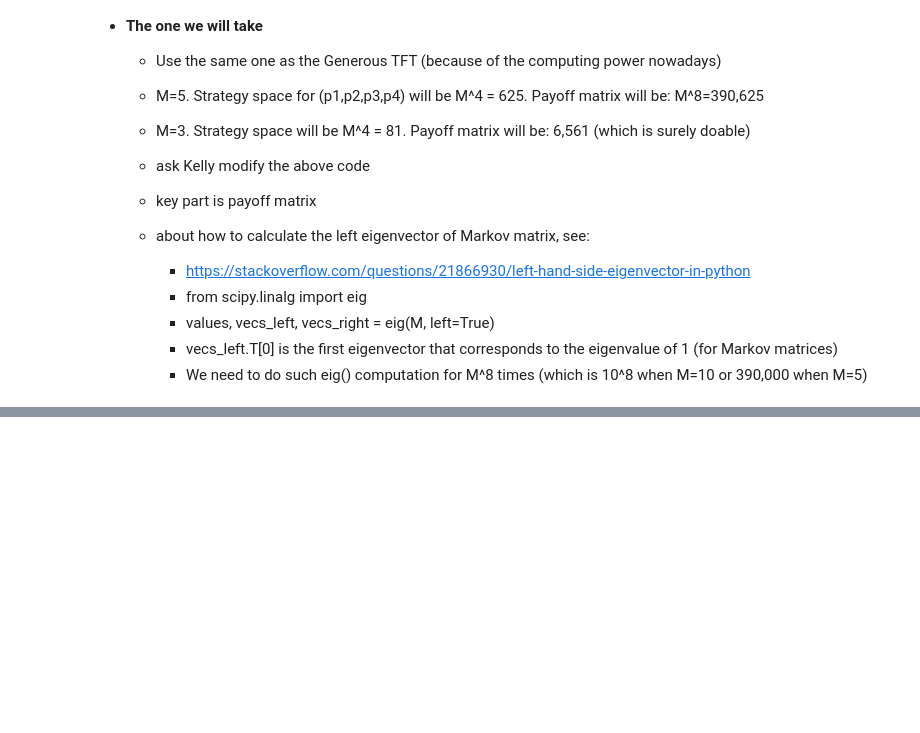
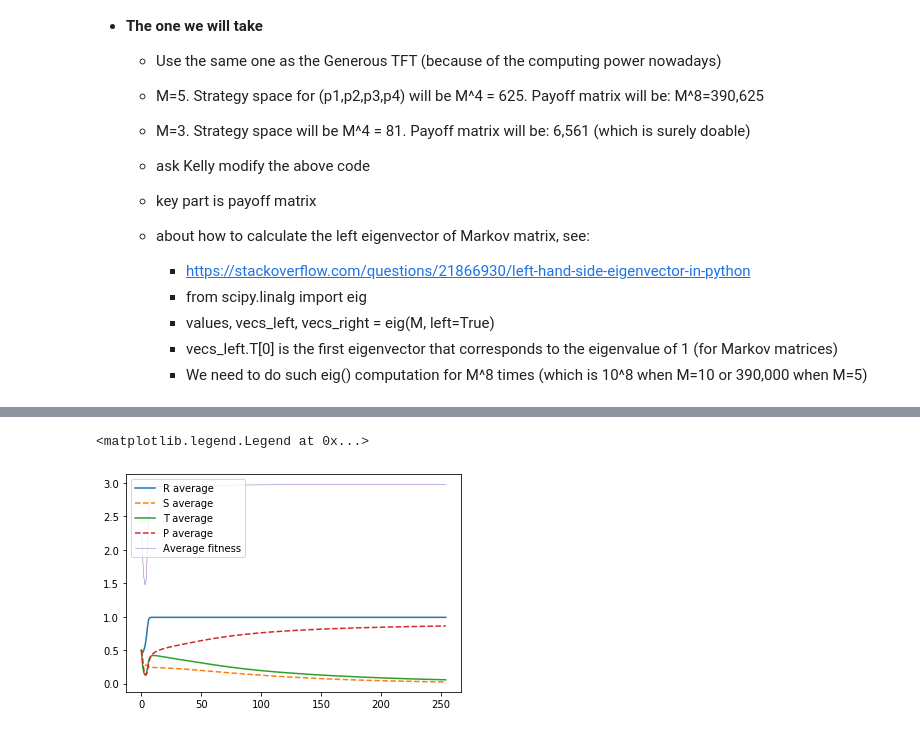
Before and after one commit to kcuii/evolutionary-dynamics, a Jupyter notebook: jw_demo.ipynb, the cells around one changed output, grey strips where cells are left out. Drawn from its saved outputs; the diff is of its cells as text; code cells hidden in the pictures; blank space fills up the shorter version.

```diff
--- a/jw_demo.ipynb
+++ b/jw_demo.ipynb
@@ -473,0 +543,17 @@ array([[1.03 , 2.975, 1.068, 2.985, 2.329, 4.901, 2.985, 4.902, 1.03 ,
+# %%
+R = [r.dot(x_hist[i,:]) for i in range(len(x_hist))]
+S = [s.dot(x_hist[i,:]) for i in range(len(x_hist))]
+T = [t.dot(x_hist[i,:]) for i in range(len(x_hist))]
+P = [p.dot(x_hist[i,:]) for i in range(len(x_hist))]
+plt.plot(R, '-')
+plt.plot(S, '--')
+plt.plot(T, '-')
+plt.plot(P, '--')
+
+fitness = [x_hist[i,:].dot(payoff_matrix.dot(x_hist[i,:])) for i in range(len(x_hist))]
+plt.plot(fitness, linewidth=0.5)
+
+plt.legend(['R average', 'S average', 'T average', 'P average', 'Average fitness'])
+# %% [output]
+<matplotlib.legend.Legend at 0x...>
+[figure, added]
```
Also changed, not shown: parts of 6 cells of this notebook, 1 other file.
